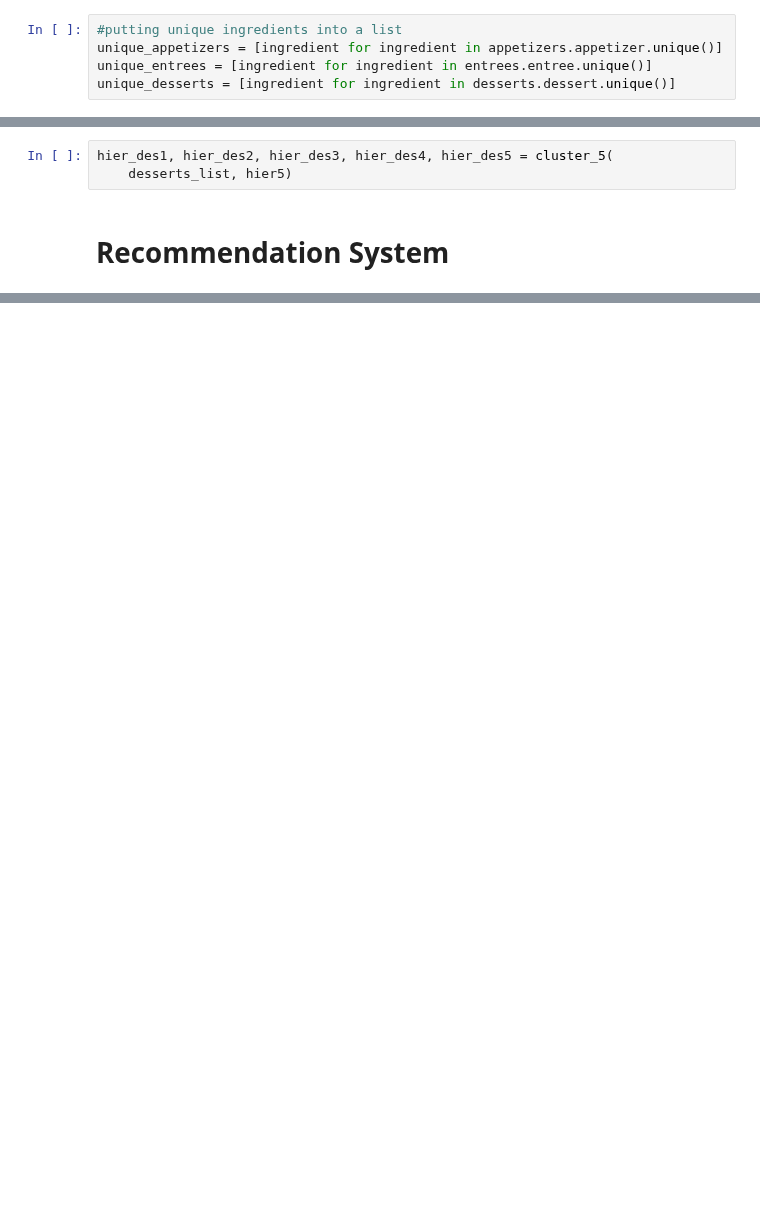
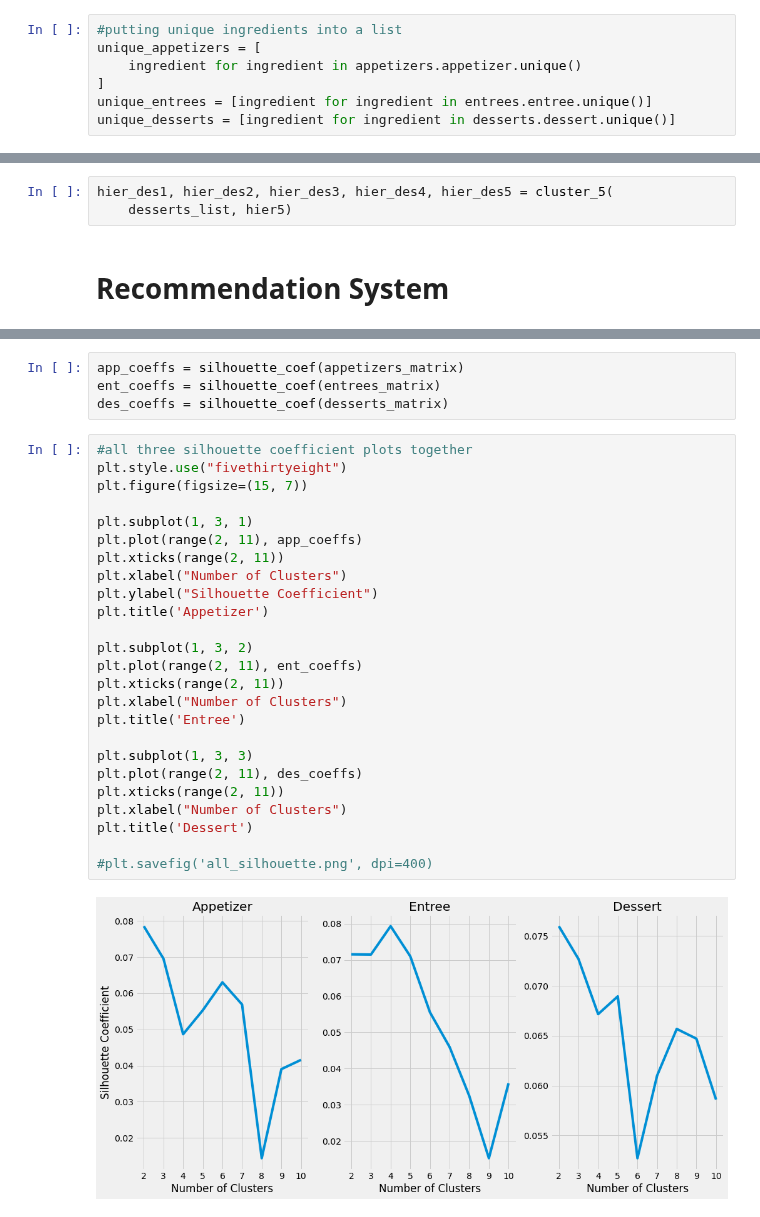
Before and after one commit to eunchanity/davids_repo, a Jupyter notebook: projects/project4_chopped/notebooks/project4_chopped.ipynb, the cells around one changed output, grey strips where cells are left out. Saved outputs shown, nothing was run; the diff lists cells and outputs as text; blank space fills up the shorter version.

```diff
--- a/projects/project4_chopped/notebooks/project4_chopped.ipynb
+++ b/projects/project4_chopped/notebooks/project4_chopped.ipynb
@@ -149,7 +151,9 @@ model = gensim.models.KeyedVectors.load_word2vec_format(google_vec_file,
 ## Clean/Check Data with Model
 # %%
 #putting unique ingredients into a list
-unique_appetizers = [ingredient for ingredient in appetizers.appetizer.unique()]
+unique_appetizers = [
+    ingredient for ingredient in appetizers.appetizer.unique()
+]
 unique_entrees = [ingredient for ingredient in entrees.entree.unique()]
 unique_desserts = [ingredient for ingredient in desserts.dessert.unique()]
 # %%
@@ -325,0 +456,31 @@ hier_des1, hier_des2, hier_des3, hier_des4, hier_des5 = cluster_5(
+# %%
+app_coeffs = silhouette_coef(appetizers_matrix)
+ent_coeffs = silhouette_coef(entrees_matrix)
+des_coeffs = silhouette_coef(desserts_matrix)
+# %%
+#all three silhouette coefficient plots together
+plt.style.use("fivethirtyeight")
+plt.figure(figsize=(15, 7))
+
+plt.subplot(1, 3, 1)
+plt.plot(range(2, 11), app_coeffs)
+plt.xticks(range(2, 11))
+plt.xlabel("Number of Clusters")
+plt.ylabel("Silhouette Coefficient")
+plt.title('Appetizer')
+
+plt.subplot(1, 3, 2)
+plt.plot(range(2, 11), ent_coeffs)
+plt.xticks(range(2, 11))
+plt.xlabel("Number of Clusters")
+plt.title('Entree')
+
+plt.subplot(1, 3, 3)
+plt.plot(range(2, 11), des_coeffs)
+plt.xticks(range(2, 11))
+plt.xlabel("Number of Clusters")
+plt.title('Dessert')
+
+#plt.savefig('all_silhouette.png', dpi=400)
+# %% [output]
+[figure, added]
```
Also changed, not shown: parts of 20 cells of this notebook, 27 other files.
